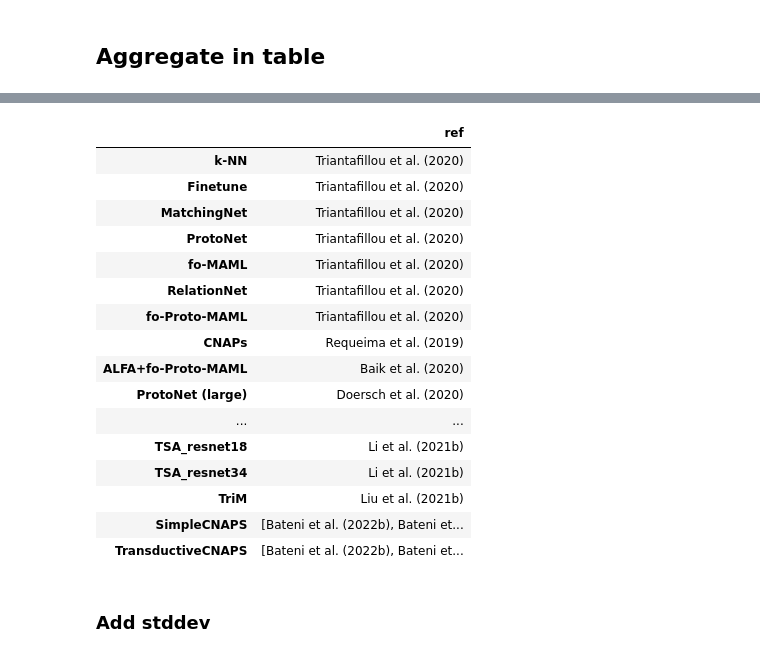
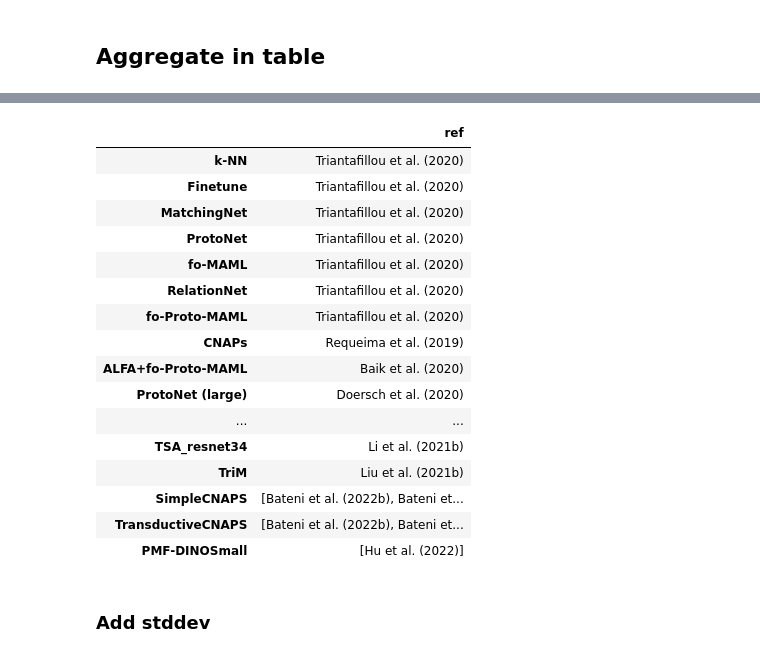
Before and after one commit to google-research/meta-dataset, a Jupyter notebook: Leaderboard.ipynb, the cells around one changed output, grey strips where cells are left out. Drawn from its saved outputs; the diff is of its cells as text; code cells hidden in the pictures.

```diff
--- a/Leaderboard.ipynb
+++ b/Leaderboard.ipynb
@@ -1483,38 +1566,39 @@ models_df = pd.DataFrame.from_dict(
         'ProtoNet (large)': 'Doersch et al. (2020)',
         'CTX': 'Doersch et al. (2020)',
         'BOHB': 'Saikia et al. (2020)',
         'SUR': 'Dvornik et al. (2020)',
         'SUR-pnf': 'Dvornik et al. (2020)',
         'URT': 'Liu et al. (2021a)',
         'URT-pf': 'Liu et al. (2021a)',
         'FLUTE': 'Triantafillou et al. (2021)',
         'URL': 'Li et al. (2021a)',
         'TSA': 'Li et al. (2021b)',
         'TSA_resnet18': 'Li et al. (2021b)',
         'TSA_resnet34': 'Li et al. (2021b)',
         'TriM': 'Liu et al. (2021b)',
         'SimpleCNAPS': ['Bateni et al. (2022b)', 'Bateni et al. (2020)'],
         'TransductiveCNAPS': ['Bateni et al. (2022b)', 'Bateni et al. (2022a)'],
+        'PMF-DINOSmall': ['Hu et al. (2022)'],
         })
 models_df
 # %% [output]
 |  | ref |
 | k-NN | Triantafillou et al. (2020) |
 | Finetune | Triantafillou et al. (2020) |
 | MatchingNet | Triantafillou et al. (2020) |
 | ProtoNet | Triantafillou et al. (2020) |
 | fo-MAML | Triantafillou et al. (2020) |
 | RelationNet | Triantafillou et al. (2020) |
 | fo-Proto-MAML | Triantafillou et al. (2020) |
 | CNAPs | Requeima et al. (2019) |
 | ALFA+fo-Proto-MAML | Baik et al. (2020) |
 | ProtoNet (large) | Doersch et al. (2020) |
 | ... | ... |
-| TSA_resnet18 | Li et al. (2021b) |
 | TSA_resnet34 | Li et al. (2021b) |
 | TriM | Liu et al. (2021b) |
 | SimpleCNAPS | [Bateni et al. (2022b), Bateni et... |
 | TransductiveCNAPS | [Bateni et al. (2022b), Bateni et... |
+| PMF-DINOSmall | [Hu et al. (2022)] |
 # %% [markdown]
 ### Add stddev
 # %%
```
Also changed, not shown: parts of 20 cells of this notebook, 1 other file.
